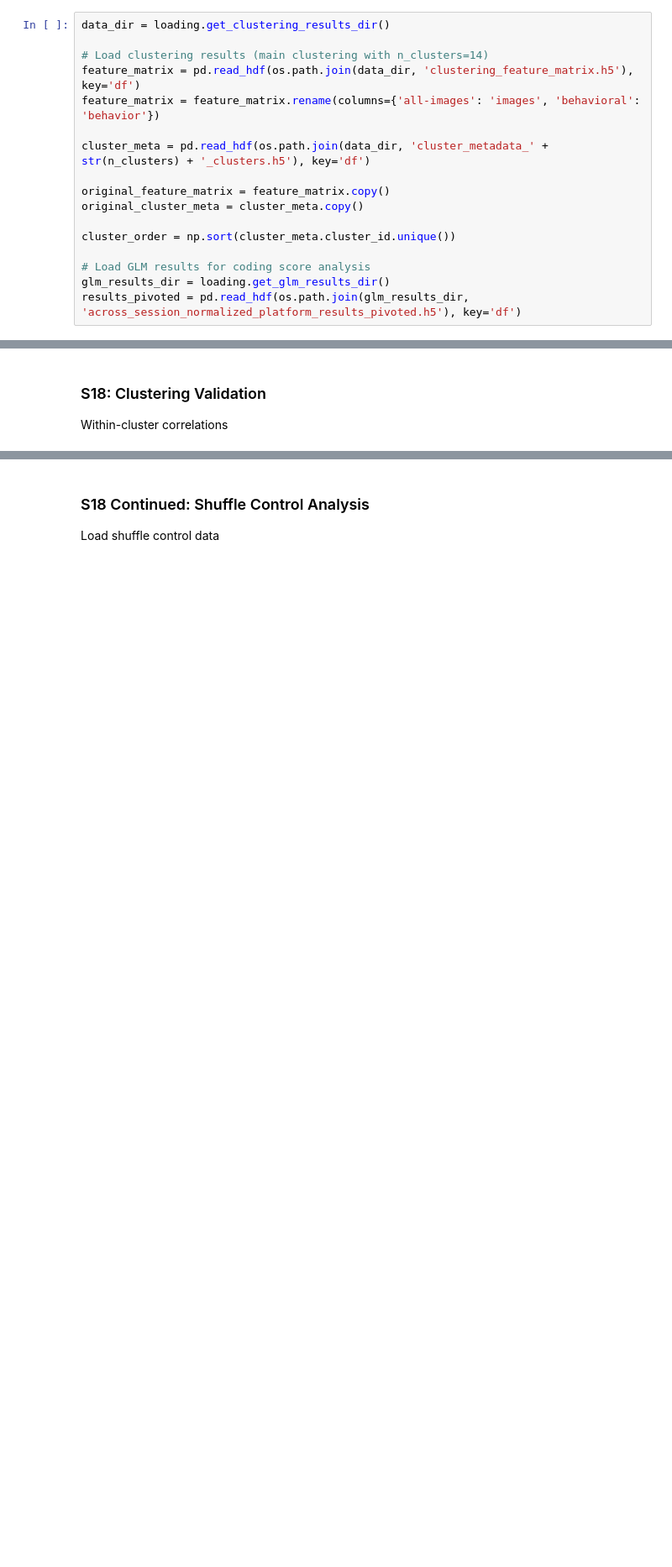
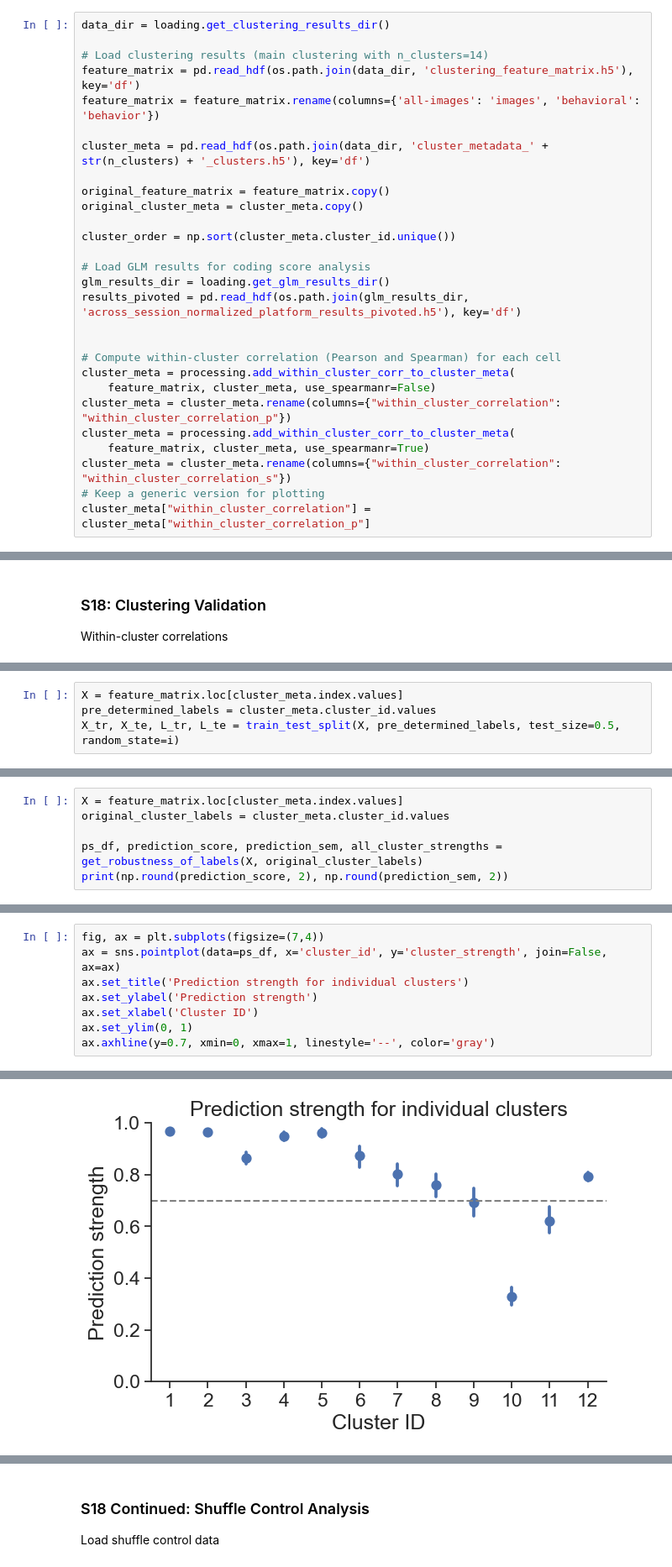
Before and after one commit to AllenInstitute/visual_behavior_analysis, a Jupyter notebook: notebooks/platform_paper_figures/figure_5_supplemental.ipynb, the cells around one changed output, grey strips where cells are left out. Shown at 84% size. Drawn from its saved outputs; the diff is of its cells as text; blank space fills up the shorter version.

```diff
--- a/notebooks/platform_paper_figures/figure_5_supplemental.ipynb
+++ b/notebooks/platform_paper_figures/figure_5_supplemental.ipynb
@@ -112,3 +101,14 @@ cluster_order = np.sort(cluster_meta.cluster_id.unique())
 # Load GLM results for coding score analysis
 glm_results_dir = loading.get_glm_results_dir()
 results_pivoted = pd.read_hdf(os.path.join(glm_results_dir, 'across_session_normalized_platform_results_pivoted.h5'), key='df')
+
+
+# Compute within-cluster correlation (Pearson and Spearman) for each cell
+cluster_meta = processing.add_within_cluster_corr_to_cluster_meta(
+    feature_matrix, cluster_meta, use_spearmanr=False)
+cluster_meta = cluster_meta.rename(columns={"within_cluster_correlation": "within_cluster_correlation_p"})
+cluster_meta = processing.add_within_cluster_corr_to_cluster_meta(
+    feature_matrix, cluster_meta, use_spearmanr=True)
+cluster_meta = cluster_meta.rename(columns={"within_cluster_correlation": "within_cluster_correlation_s"})
+# Keep a generic version for plotting
+cluster_meta["within_cluster_correlation"] = cluster_meta["within_cluster_correlation_p"]
@@ -217,0 +238,4 @@ ValueError: Could not interpret value `within_cluster_correlation` for `y`. An e
+# %%
+X = feature_matrix.loc[cluster_meta.index.values]
+pre_determined_labels = cluster_meta.cluster_id.values
+X_tr, X_te, L_tr, L_te = train_test_split(X, pre_determined_labels, test_size=0.5, random_state=i)
@@ -217,0 +304,6 @@ ValueError: Could not interpret value `within_cluster_correlation` for `y`. An e
+# %%
+X = feature_matrix.loc[cluster_meta.index.values]
+original_cluster_labels = cluster_meta.cluster_id.values
+
+ps_df, prediction_score, prediction_sem, all_cluster_strengths = get_robustness_of_labels(X, original_cluster_labels)
+print(np.round(prediction_score, 2), np.round(prediction_sem, 2))
@@ -217,0 +312,9 @@ ValueError: Could not interpret value `within_cluster_correlation` for `y`. An e
+# %%
+fig, ax = plt.subplots(figsize=(7,4))
+ax = sns.pointplot(data=ps_df, x='cluster_id', y='cluster_strength', join=False, ax=ax)
+ax.set_title('Prediction strength for individual clusters')
+ax.set_ylabel('Prediction strength')
+ax.set_xlabel('Cluster ID')
+ax.set_ylim(0, 1)
+ax.axhline(y=0.7, xmin=0, xmax=1, linestyle='--', color='gray')
+# %% [output]
@@ -217,0 +325 @@ ValueError: Could not interpret value `within_cluster_correlation` for `y`. An e
+[figure, added]
```
Also changed, not shown: parts of 30 cells of this notebook, 7 other files.
